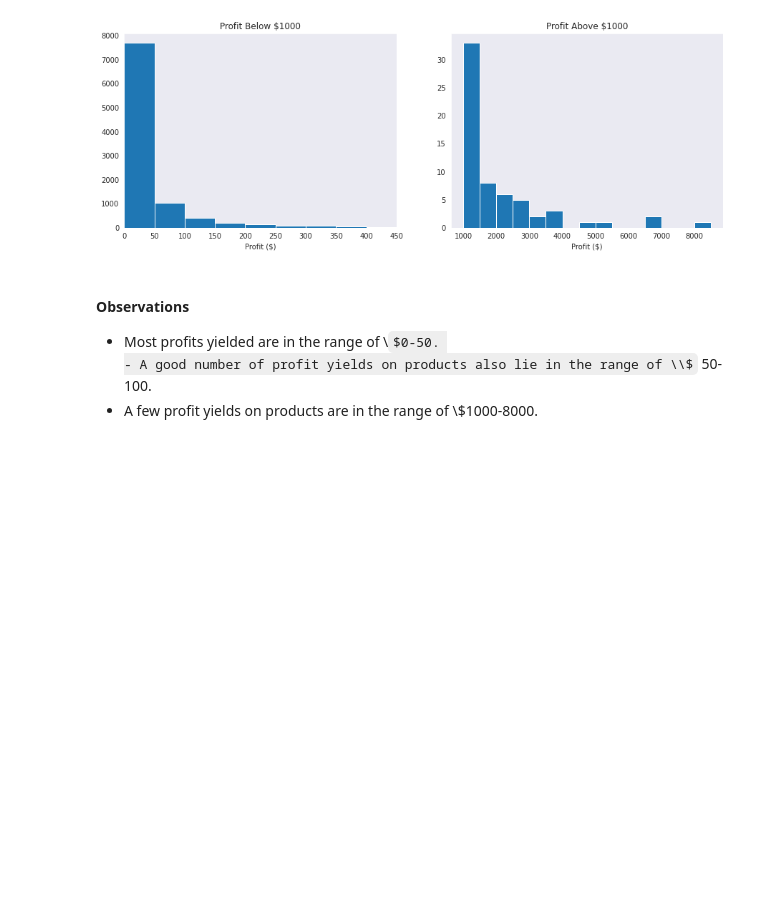
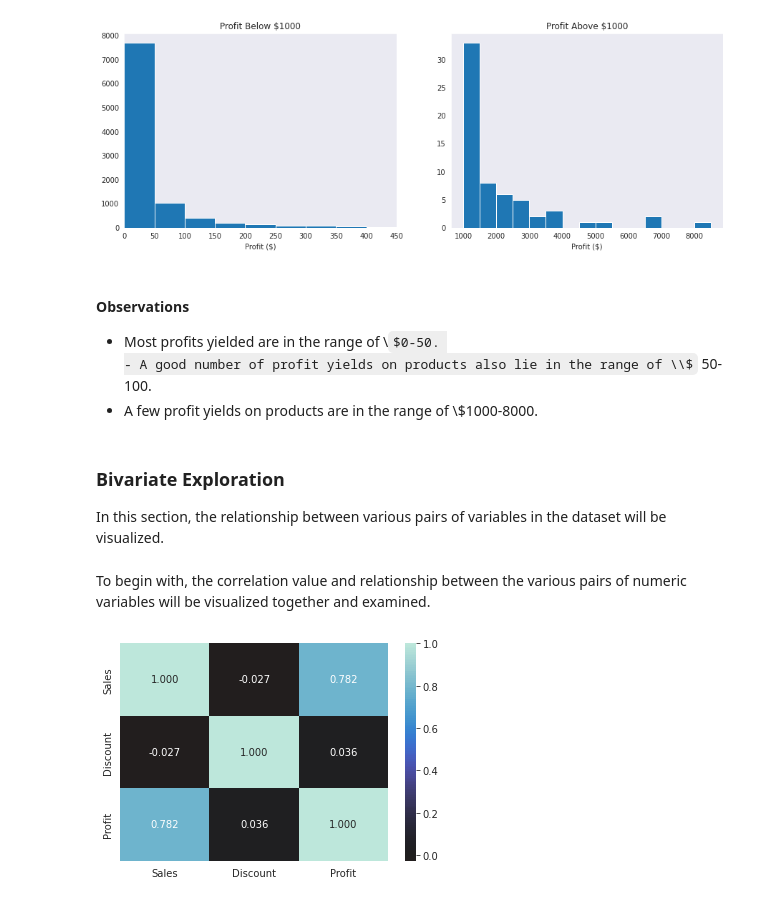
Before and after one commit to Dee-nDee/SuperStore_Data_Analysis, a Jupyter notebook: SuperStore.ipynb, the cells around one changed output. Drawn from its saved outputs; the diff is of its cells as text; code cells hidden in the pictures; some formulas as TeX source; blank space fills up the shorter version.

Commit message:
feat: Visualize Correlation and Relationship between the Numeric Variables

```diff
--- a/SuperStore.ipynb
+++ b/SuperStore.ipynb
@@ -849,3 +849,22 @@ plt.grid(False);
 - Most profits yielded are in the range of \\$0-50.
 - A good number of profit yields on products also lie in the range of \\$50-100.
 - A few profit yields on products are in the range of \\$1000-8000.
+# %% [markdown]
+### Bivariate Exploration
+
+In this section, the relationship between various pairs of variables in the dataset will be visualized.
+# %%
+#separate the numeric and categorical variables into groups
+numeric_vars = ["Sales", "Discount",
+                "Profit"]
+categorical_vars = ["Ship_Mode", "Segment", "City",
+                    "State", "Region", "Category",
+                    "Sub_Category", "Quantity"]
+# %% [markdown]
+To begin with, the correlation value and relationship between the various pairs of numeric variables will be visualized together and examined.
+# %%
+#check correlation between the various numeric variables
+sb.heatmap(samp_superstore[numeric_vars].corr(), annot = True, fmt = '.3f',
+           cmap = 'icefire_r', center = 0);
+# %% [output]
+[figure, added]
```
Also changed, not shown: parts of 3 cells of this notebook.
